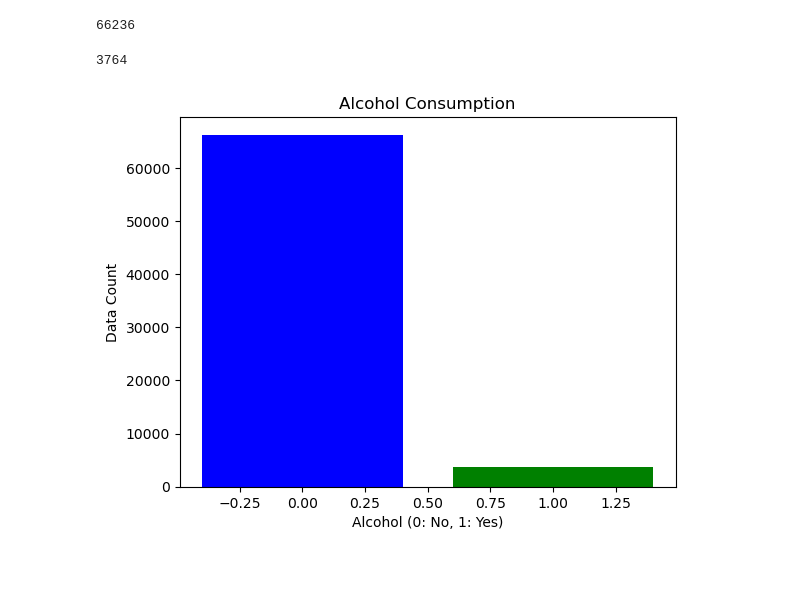
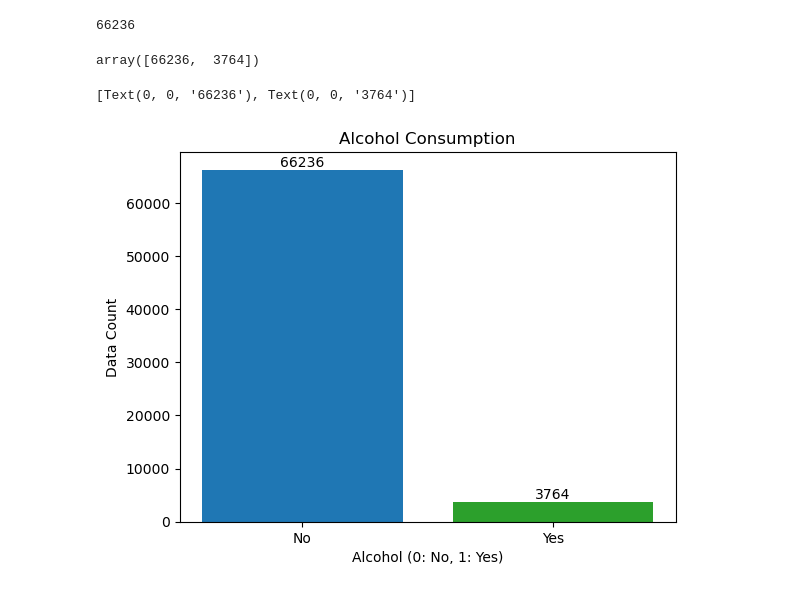
Before and after one commit to prakash-pun/heart-disease-prediction, a Jupyter notebook: notebooks/alco.ipynb, the cells around one changed output. Saved outputs shown, nothing was run; the diff lists cells and outputs as text; code cells hidden in the pictures.

Commit message:
update bar graph

```diff
--- a/notebooks/alco.ipynb
+++ b/notebooks/alco.ipynb
@@ -105,16 +105,23 @@ alco_counts[0]
 # %% [output]
 66236
 # %%
-alco_counts[1]
+alco_counts.values
 # %% [output]
-3764
+array([66236,  3764])
-# %%
-plt.bar(alco_counts.index, alco_counts.values, color=['blue', 'green'])
-
-plt.xlabel('Alcohol (0: No, 1: Yes)') # x label
-plt.ylabel('Data Count') # y label
-plt.title('Alcohol Consumption')
-
-plt.show()
-# %% [output]
-[figure, removed]
+# %%
+fig, ax = plt.subplots()
+
+bar_labels = ['No', 'Yes']
+bar_colors = ['tab:blue', 'tab:green']
+
+bar_container = ax.bar(bar_labels, alco_counts.values, label=bar_labels, color=bar_colors)
+
+ax.set_ylabel('Data Count')
+ax.set_xlabel('Alcohol (0: No, 1: Yes)')
+ax.set_title('Alcohol Consumption')
+
+ax.bar_label(bar_container)
+#plt.savefig('alco_bar.png')
+# %% [output]
+[Text(0, 0, '66236'), Text(0, 0, '3764')]
+[figure, added]
```
